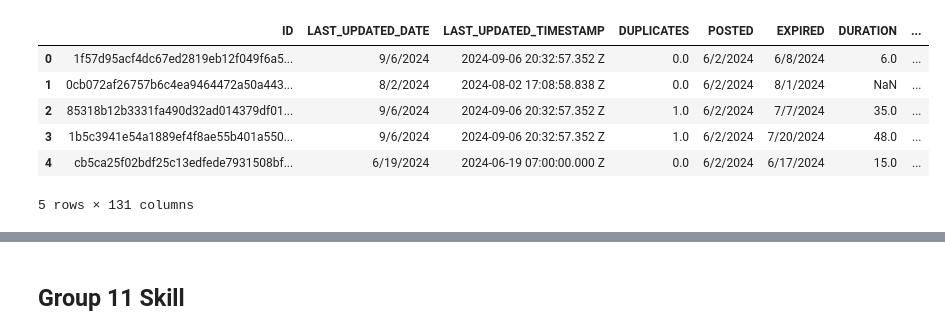
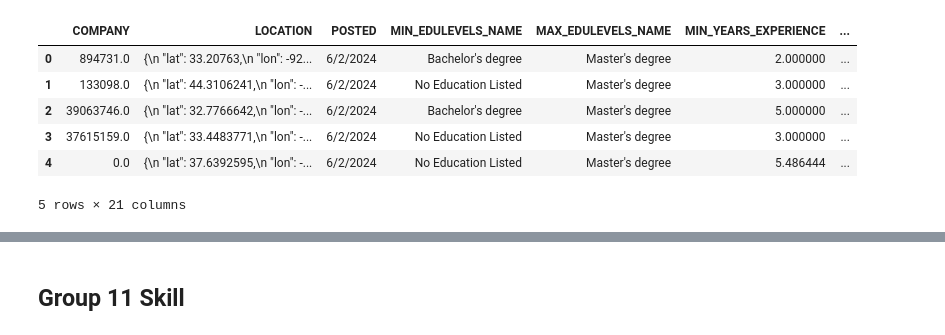
Before and after one commit to pranjul11garg/US.-Data-Science-Analytics-Job-Market-Trends, a Jupyter notebook: skill_gap_analysis.ipynb, the cells around one changed output, grey strips where cells are left out. Saved outputs shown, nothing was run; the diff lists cells and outputs as text; code cells hidden in the pictures.

```diff
--- a/skill_gap_analysis.ipynb
+++ b/skill_gap_analysis.ipynb
@@ -1,12 +1,12 @@
 # %%
 import pandas as pd
-df= pd.read_csv("data/lightcast_job_postings.csv")
+df= pd.read_csv("data/eda_data.csv")
 df.head()
 # %% [output]
-|  | ID | LAST_UPDATED_DATE | LAST_UPDATED_TIMESTAMP | DUPLICATES | POSTED | EXPIRED | DURATION | ... |
-| 0 | 1f57d95acf4dc67ed2819eb12f049f6a5... | 9/6/2024 | 2024-09-06 20:32:57.352 Z | 0.0 | 6/2/2024 | 6/8/2024 | 6.0 | ... |
-| 1 | 0cb072af26757b6c4ea9464472a50a443... | 8/2/2024 | 2024-08-02 17:08:58.838 Z | 0.0 | 6/2/2024 | 8/1/2024 | NaN | ... |
-| 2 | 85318b12b3331fa490d32ad014379df01... | 9/6/2024 | 2024-09-06 20:32:57.352 Z | 1.0 | 6/2/2024 | 7/7/2024 | 35.0 | ... |
-| 3 | 1b5c3941e54a1889ef4f8ae55b401a550... | 9/6/2024 | 2024-09-06 20:32:57.352 Z | 1.0 | 6/2/2024 | 7/20/2024 | 48.0 | ... |
-| 4 | cb5ca25f02bdf25c13edfede7931508bf... | 6/19/2024 | 2024-06-19 07:00:00.000 Z | 0.0 | 6/2/2024 | 6/17/2024 | 15.0 | ... |
+|  | COMPANY | LOCATION | POSTED | MIN_EDULEVELS_NAME | MAX_EDULEVELS_NAME | MIN_YEARS_EXPERIENCE | ... |
+| 0 | 894731.0 | {\n "lat": 33.20763,\n "lon": -92... | 6/2/2024 | Bachelor's degree | Master's degree | 2.000000 | ... |
+| 1 | 133098.0 | {\n "lat": 44.3106241,\n "lon": -... | 6/2/2024 | No Education Listed | Master's degree | 3.000000 | ... |
+| 2 | 39063746.0 | {\n "lat": 32.7766642,\n "lon": -... | 6/2/2024 | Bachelor's degree | Master's degree | 5.000000 | ... |
+| 3 | 37615159.0 | {\n "lat": 33.4483771,\n "lon": -... | 6/2/2024 | No Education Listed | Master's degree | 3.000000 | ... |
+| 4 | 0.0 | {\n "lat": 37.6392595,\n "lon": -... | 6/2/2024 | No Education Listed | Master's degree | 5.486444 | ... |
-5 rows × 131 columns
+5 rows × 21 columns
```
Also changed, not shown: parts of 6 cells of this notebook, 5 other files.
